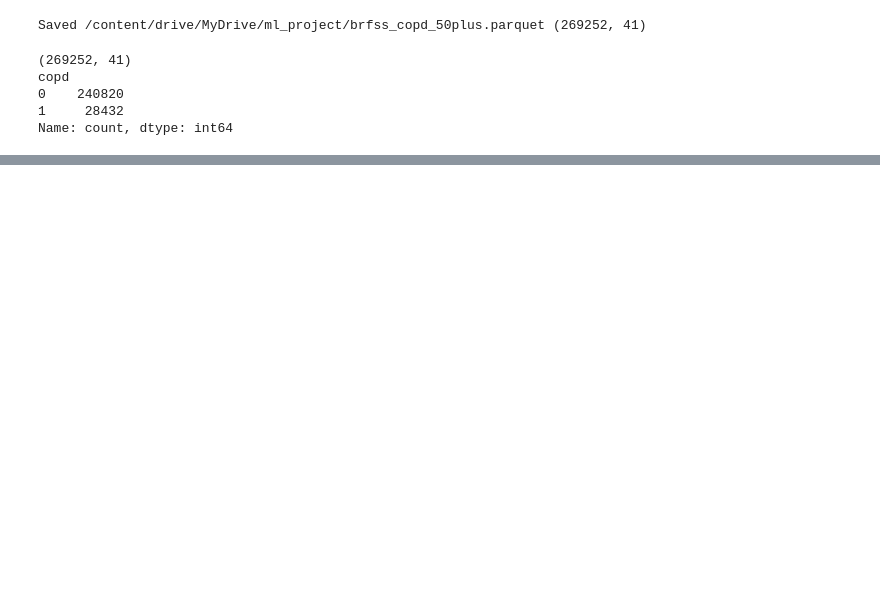
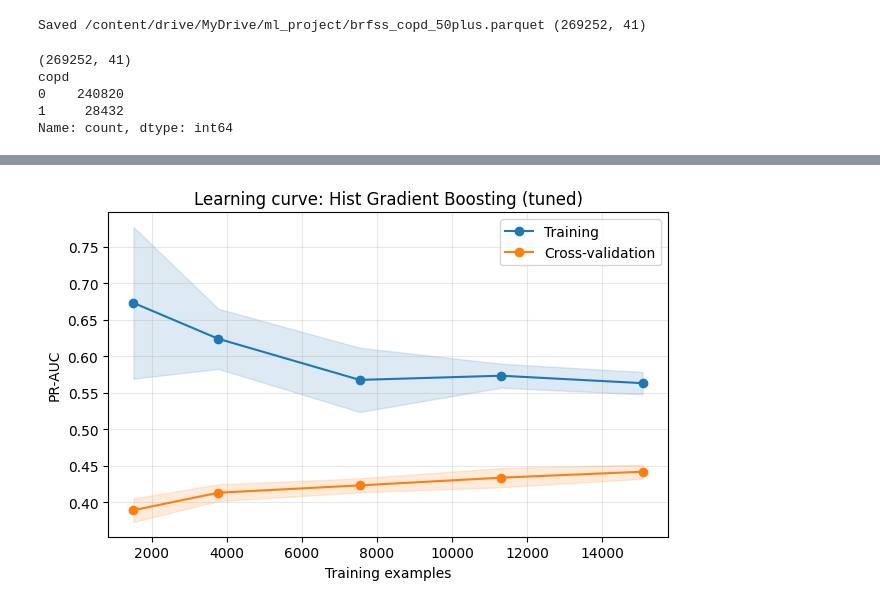
Before and after one commit to Kellia855/intro-to-ml_summative, a Jupyter notebook: copd_notebook.ipynb, the cells around one changed output, grey strips where cells are left out. Cells and saved outputs as stored; diff of their text form; code cells hidden in the pictures; blank space fills up the shorter version.

```diff
--- a/copd_notebook.ipynb
+++ b/copd_notebook.ipynb
@@ -281,0 +659,2 @@ Name: count, dtype: int64
+# %%
+run_model("Hist Gradient Boosting", build("hgb"), X_train, y_train)
@@ -281,0 +789,13 @@ Name: count, dtype: int64
+# %%
+rows = []
+for cw in [None, "balanced"]:
+    wb_start(f"hgb-class_weight-{cw}", "exp-imbalance", {"model": "hgb", "class_weight": str(cw)})
+    m = build("hgb", class_weight=cw).fit(X_train, y_train)
+    s = get_scores(m, X_val)
+    thr = best_threshold(y_val, s)
+    at05, atopt = metrics(y_val, s, 0.5), metrics(y_val, s, thr)
+    rows.append({"class_weight": str(cw), "ROC-AUC": at05["ROC-AUC"], "PR-AUC": at05["PR-AUC"],
+                 "recall@0.5": at05["recall"], "precision@0.5": at05["precision"],
+                 "tuned thr": thr, "recall@tuned": atopt["recall"], "precision@tuned": atopt["precision"]})
+    wb_log({k: v for k, v in rows[-1].items() if k != "class_weight"}); wb_end()
+pd.DataFrame(rows).round(3)
@@ -281,0 +881,18 @@ Name: count, dtype: int64
+# %%
+LABELS = {"logreg": "Logistic Regression (tuned)", "rf": "Random Forest (tuned)", "hgb": "Hist Gradient Boosting (tuned)"}
+tuned_val = {}
+for name, m in tuned.items():
+    s = get_scores(m, X_val)
+    thr = best_threshold(y_val, s)
+    tuned_val[name] = {"scores": s, "thr": thr, **metrics(y_val, s, thr)}
+val_table = pd.DataFrame({LABELS[n]: {k: v for k, v in d.items() if k != "scores"} for n, d in tuned_val.items()}).T
+display(val_table.round(3))
+
+best_name = max(tuned_val, key=lambda n: tuned_val[n]["PR-AUC"])
+best_model, best_thr = tuned[best_name], tuned_val[best_name]["thr"]
+print(f"\nSelected on validation PR-AUC: {LABELS[best_name]}  (threshold {best_thr:.3f})")
+
+wb_start("final-" + best_name, "final",
+         {"model": LABELS[best_name], "threshold": float(best_thr), **{k: str(v) for k, v in best_params[best_name].items()}},
+         job_type="evaluate")
+wb_table("validation_comparison", val_table.round(4))
@@ -281,0 +915,13 @@ Name: count, dtype: int64
+# %%
+X_lc, y_lc = stratified_sample(X_train, y_train, LC_N)
+sizes, tr, va = learning_curve(build(best_name).set_params(**best_params[best_name]), X_lc, y_lc,
+                               train_sizes=[0.1, 0.25, 0.5, 0.75, 1.0], cv=cv,
+                               scoring="average_precision", n_jobs=1, random_state=SEED)
+plt.figure(figsize=(6.5, 4.2))
+for arr, lab, col in [(tr, "Training", "tab:blue"), (va, "Cross-validation", "tab:orange")]:
+    plt.plot(sizes, arr.mean(1), "o-", label=lab, color=col)
+    plt.fill_between(sizes, arr.mean(1) - arr.std(1), arr.mean(1) + arr.std(1), alpha=0.15, color=col)
+plt.xlabel("Training examples"); plt.ylabel("PR-AUC"); plt.title(f"Learning curve: {LABELS[best_name]}")
+plt.legend(); plt.grid(alpha=0.3); plt.tight_layout(); show_fig("learning_curve")
+# %% [output]
+[figure, added]
```
Also changed, not shown: parts of 106 cells of this notebook.
